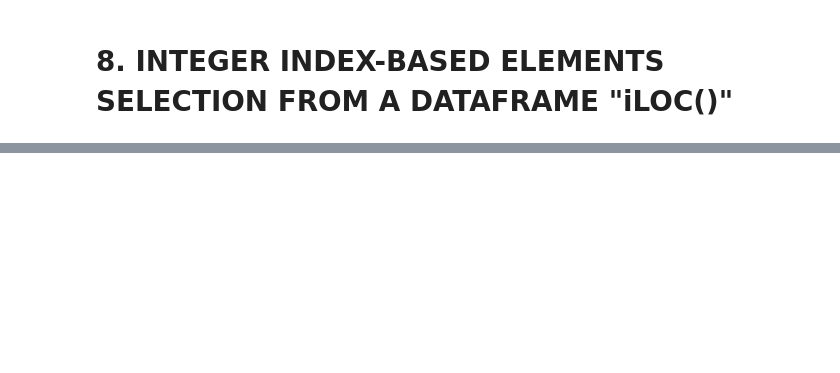
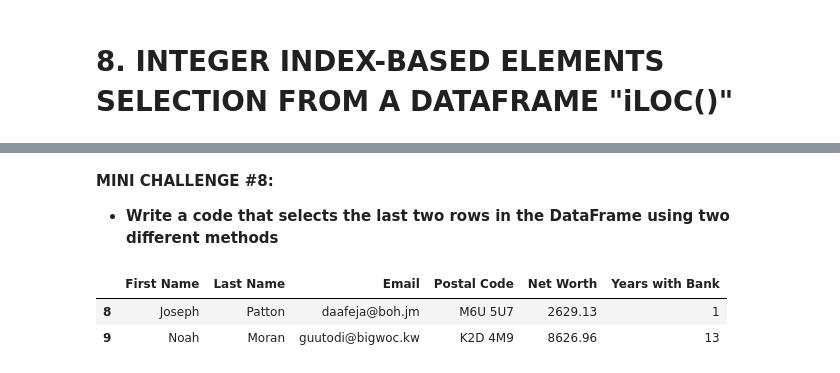
Before and after one commit to niharraju4/Data_Cleaning-Pandas, a Jupyter notebook: Pandas_Series/pandasDataframe.ipynb, the cells around one changed output, grey strips where cells are left out. Saved outputs shown, nothing was run; the diff lists cells and outputs as text; code cells hidden in the pictures; blank space fills up the shorter version.

```diff
--- a/Pandas_Series/pandasDataframe.ipynb
+++ b/Pandas_Series/pandasDataframe.ipynb
@@ -676,0 +736,9 @@ banks.sample(n=2, axis=0)
+# %% [markdown]
+**MINI CHALLENGE #8:**
+- **Write a code that selects the last two rows in the DataFrame using two different methods**
+# %%
+banking_df[-2:]
+# %% [output]
+|  | First Name | Last Name | Email | Postal Code | Net Worth | Years with Bank |
+| 8 | Joseph | Patton | daafeja@boh.jm | M6U 5U7 | 2629.13 | 1 |
+| 9 | Noah | Moran | guutodi@bigwoc.kw | K2D 4M9 | 8626.96 | 13 |
```
Also changed, not shown: parts of 9 cells of this notebook.
